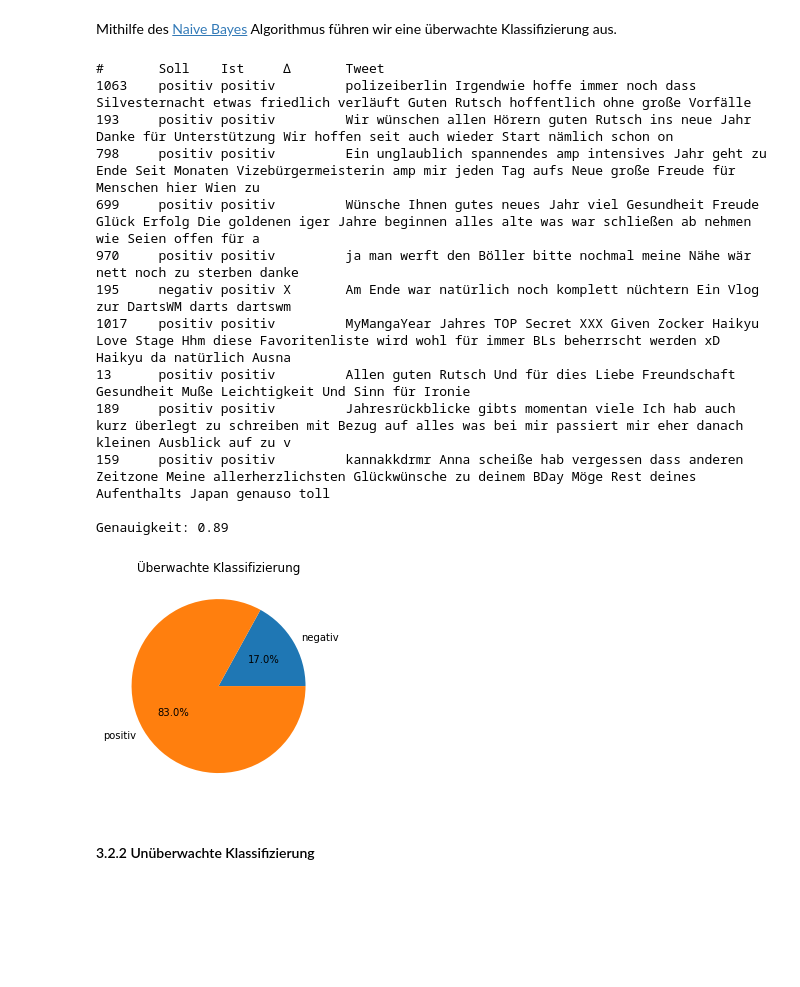
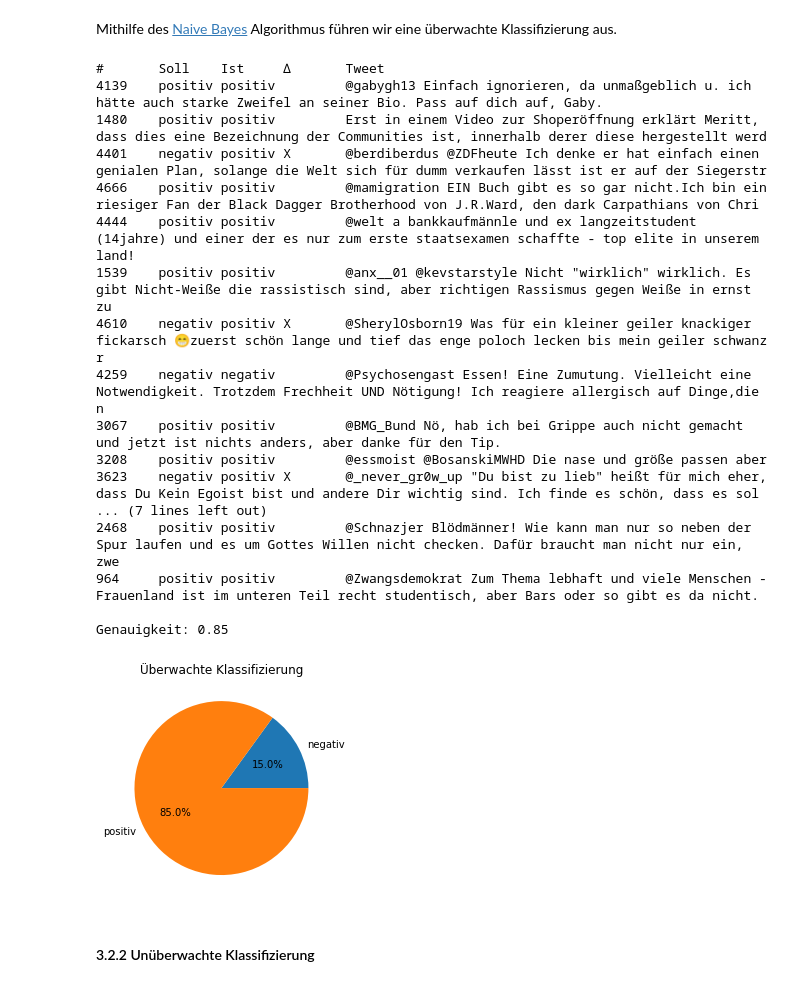
Before and after one commit to orca-nrw/lernmodul-texte, a Jupyter notebook: index.ipynb, the cells around one changed output. Saved outputs shown, nothing was run; the diff lists cells and outputs as text; code cells hidden in the pictures; blank space fills up the shorter version.

```diff
--- a/index.ipynb
+++ b/index.ipynb
@@ -538,14 +638,12 @@ def padding(tweet, pad_size=8):
     return np.pad(tweet[:pad_size], (0, pad_size-len(tweet[:pad_size])))
-# %%
-tweets['Vector'] = tweets['Vector'].apply(padding)
 # %% [markdown]
 #### 3.1.4 <a id='features'>Features</a>
 # %%
-def word_feats(words):
+def get_features(words):
     return dict([(word, True) for word in words])
 # %%
-negative_features = [(word_feats(vocab.loc[vocab['Stimmung'] == 'negativ']['Wort']), 'negativ')]
-positive_features = [(word_feats(vocab.loc[vocab['Stimmung'] == 'positiv']['Wort']), 'positiv')]
+negative_features = [(get_features(vocab.loc[vocab['Stimmung'] == 'negativ']['Wort']), 'negativ')]
+positive_features = [(get_features(vocab.loc[vocab['Stimmung'] == 'positiv']['Wort']), 'positiv')]
 train_set = negative_features + positive_features
 # %% [markdown]
 ### 3.2 <a id='klassifizieren'>Textdaten klassifizieren</a>
@@ -563,14 +661,13 @@ def supervised_classifier(tweets):
 
     print('#\tSoll\tIst\t∆\tTweet')
 
-    row = 0
     negative = 0
     positive = 0
     error = 0
     for tweet in tweets.itertuples():
 
         label = tweet.Label
-        features = word_feats(tweet.Token)
+        features = get_features(tweet.Token)
         prediction = classifier.classify(features)
 
         if label != prediction:
@@ -585,31 +682,32 @@ def supervised_classifier(tweets):
         else:
             positive += 1
 
-        row += 1
+        print('%i\t%s\t%s\t%s\t%.140s' % (tweet.Index, label, prediction, delta, tweets_copy.iloc[tweet.Index].replace('\n', '')))
 
-        if row % 10 == 0:
-            print('%i\t%s\t%s\t%s\t%.160s' % (tweet.Index, label, prediction, delta, ' '.join(tweet.Token)))
-
-    print('\nGenauigkeit:', 1 - error / row)
+    print('\nGenauigkeit:', 1 - error / tweets.shape[0])
     plt.pie([negative, positive], labels=labels, autopct='%1.1f%%')
     plt.title('Überwachte Klassifizierung')
 # %%
-supervised_classifier(tweets.sample(100))
+supervised_classifier(tweets.sample(20))
 # %% [output]
 #       Soll    Ist     ∆       Tweet
-1063    positiv positiv         polizeiberlin Irgendwie hoffe immer noch dass Silvesternacht etwas friedlich verläuft Guten Rutsch hoffentlich ohne große Vorfälle
-193     positiv positiv         Wir wünschen allen Hörern guten Rutsch ins neue Jahr Danke für Unterstützung Wir hoffen seit auch wieder Start nämlich schon on
-798     positiv positiv         Ein unglaublich spannendes amp intensives Jahr geht zu Ende Seit Monaten Vizebürgermeisterin amp mir jeden Tag aufs Neue große Freude für Menschen hier Wien zu
-699     positiv positiv         Wünsche Ihnen gutes neues Jahr viel Gesundheit Freude Glück Erfolg Die goldenen iger Jahre beginnen alles alte was war schließen ab nehmen wie Seien offen für a
-970     positiv positiv         ja man werft den Böller bitte nochmal meine Nähe wär nett noch zu sterben danke
-195     negativ positiv X       Am Ende war natürlich noch komplett nüchtern Ein Vlog zur DartsWM darts dartswm
-1017    positiv positiv         MyMangaYear Jahres TOP Secret XXX Given Zocker Haikyu Love Stage Hhm diese Favoritenliste wird wohl für immer BLs beherrscht werden xD Haikyu da natürlich Ausna
-13      positiv positiv         Allen guten Rutsch Und für dies Liebe Freundschaft Gesundheit Muße Leichtigkeit Und Sinn für Ironie
-189     positiv positiv         Jahresrückblicke gibts momentan viele Ich hab auch kurz überlegt zu schreiben mit Bezug auf alles was bei mir passiert mir eher danach kleinen Ausblick auf zu v
-159     positiv positiv         kannakkdrmr Anna scheiße hab vergessen dass anderen Zeitzone Meine allerherzlichsten Glückwünsche zu deinem BDay Möge Rest deines Aufenthalts Japan genauso toll
+4139    positiv positiv         @gabygh13 Einfach ignorieren, da unmaßgeblich u. ich hätte auch starke Zweifel an seiner Bio. Pass auf dich auf, Gaby.
+1480    positiv positiv         Erst in einem Video zur Shoperöffnung erklärt Meritt, dass dies eine Bezeichnung der Communities ist, innerhalb derer diese hergestellt werd
+4401    negativ positiv X       @berdiberdus @ZDFheute Ich denke er hat einfach einen genialen Plan, solange die Welt sich für dumm verkaufen lässt ist er auf der Siegerstr
+4666    positiv positiv         @mamigration EIN Buch gibt es so gar nicht.Ich bin ein riesiger Fan der Black Dagger Brotherhood von J.R.Ward, den dark Carpathians von Chri
+4444    positiv positiv         @welt a bankkaufmännle und ex langzeitstudent (14jahre) und einer der es nur zum erste staatsexamen schaffte - top elite in unserem land!
+1539    positiv positiv         @anx__01 @kevstarstyle Nicht "wirklich" wirklich. Es gibt Nicht-Weiße die rassistisch sind, aber richtigen Rassismus gegen Weiße in ernst zu
+4610    negativ positiv X       @SherylOsborn19 Was für ein kleiner geiler knackiger fickarsch 😁zuerst schön lange und tief das enge poloch lecken bis mein geiler schwanz r
+4259    negativ negativ         @Psychosengast Essen! Eine Zumutung. Vielleicht eine Notwendigkeit. Trotzdem Frechheit UND Nötigung! Ich reagiere allergisch auf Dinge,die n
+3067    positiv positiv         @BMG_Bund Nö, hab ich bei Grippe auch nicht gemacht und jetzt ist nichts anders, aber danke für den Tip.
+3208    positiv positiv         @essmoist @BosanskiMWHD Die nase und größe passen aber
+3623    negativ positiv X       @_never_gr0w_up "Du bist zu lieb" heißt für mich eher, dass Du Kein Egoist bist und andere Dir wichtig sind. Ich finde es schön, dass es sol
+... (7 lines left out)
+2468    positiv positiv         @Schnazjer Blödmänner! Wie kann man nur so neben der Spur laufen und es um Gottes Willen nicht checken. Dafür braucht man nicht nur ein, zwe
+964     positiv positiv         @Zwangsdemokrat Zum Thema lebhaft und viele Menschen - Frauenland ist im unteren Teil recht studentisch, aber Bars oder so gibt es da nicht.
 
-Genauigkeit: 0.89
+Genauigkeit: 0.85
-[figure, old version]
+[figure, new version]
 # %% [markdown]
 #### 3.2.2 <a id='unüberwachte-klassifikation'>Unüberwachte Klassifizierung</a>
 # %% [markdown]
```
Also changed, not shown: parts of 152 cells of this notebook.
